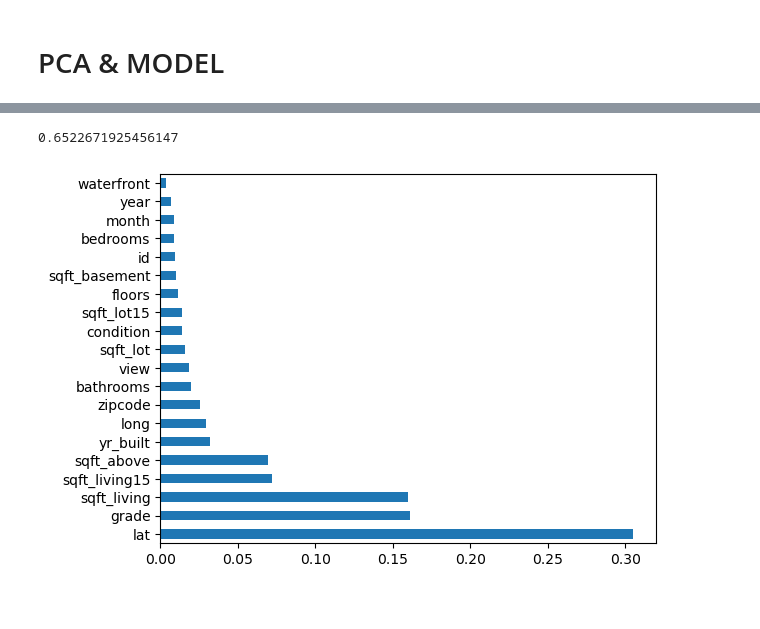
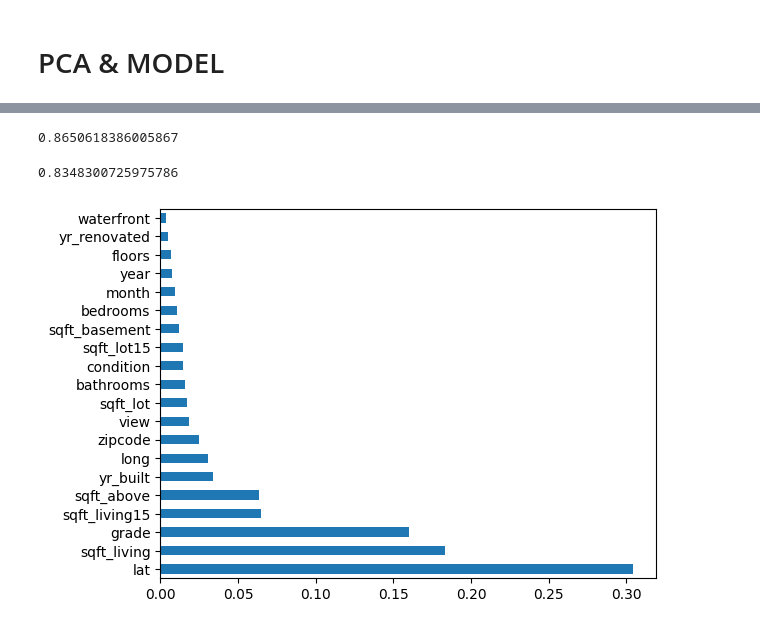
Before and after one commit to mirzhachrn/JaGidCad, a Jupyter notebook: Prediksi harga rumah/Code/newPrediksi.ipynb, the cells around one changed output, grey strips where cells are left out. Drawn from its saved outputs; the diff is of its cells as text; code cells hidden in the pictures.

```diff
--- a/Prediksi harga rumah/Code/newPrediksi.ipynb
+++ b/Prediksi harga rumah/Code/newPrediksi.ipynb
@@ -170,8 +174,8 @@ sns.histplot(df['price'])
 ## Split numerical data and ordinal data
 # %%
 # Inisiasi permisahan
-numerical_data = df[['bedrooms', 'sqft_living', 'sqft_lot', 'floors', 'sqft_above', 'sqft_basement', 'yr_built','sqft_living15','sqft_lot15','month','year']]
-ordinal_data = df[['bathrooms','view','condition', 'grade', 'sqft_basement', 'yr_renovated','waterfront']]
+numerical_data = df[['bedrooms', 'bathrooms', 'sqft_living', 'sqft_lot', 'floors', 'sqft_above', 'yr_built','sqft_living15','sqft_lot15','month','year']]
+ordinal_data = df[['view','condition', 'grade', 'sqft_basement', 'yr_renovated','waterfront']]
 geospatial_data = df[['lat', 'long','zipcode']] #Consider this as numerical data
 
 # waterfront dijadikan ordinal dengan asumsi karena hanya 2 data. 0 = tidak ada waterfront, 1 = ada waterfront
@@ -205,0 +199,12 @@ data_scaled.head()
+# %%
+# dengan geo data
+data = pd.concat([numerical_data, ordinal_data, geospatial_data, label], axis=1)
+data.head()
+
+from sklearn.preprocessing import StandardScaler
+
+scaler = StandardScaler()
+data_scaled = scaler.fit_transform(data)
+
+data_scaled = pd.DataFrame(data_scaled, columns=data.columns)
+data_scaled.head()
@@ -320,7 +302,7 @@ R2: 0.6649609912519165
 # %%
 from sklearn.decomposition import PCA
 
-pca = PCA(n_components=16, random_state=0)
+pca = PCA(n_components=6, random_state=0)
 pca.fit(data_scaled)
 pca_data = pca.transform(data_scaled)
 pca_data.shape
@@ -353,7 +325,7 @@ from sklearn.model_selection import train_test_split
 from sklearn.metrics import r2_score
 
 X = data_scaled.drop('price', axis=1)
-y = label
+y = data_scaled['price']
 
 X_train, X_test, y_train, y_test = train_test_split(X, y, test_size=0.2, random_state=0)
 
@@ -365,4 +337,4 @@ y_pred = model.predict(X_test)
 r2 = r2_score(y_test, y_pred)
 print(r2)
 # %% [output]
-0.6522671925456147
+0.8650618386005867
@@ -376,11 +341,31 @@ y_var = df['price']
+# %%
+# random forest but with pca data
+
+X = pca_data
+y = data_scaled['price']
+
+X_train, X_test, y_train, y_test = train_test_split(X, y, test_size=0.2, random_state=0)
+
+model = RandomForestRegressor()
+model.fit(X_train, y_train)
+
+y_pred = model.predict(X_test)
+
+r2 = r2_score(y_test, y_pred)
+print(r2)
+# %% [output]
+0.8348300725975786
+# %%
+X_var = data_scaled.drop(labels=['price'], axis=1)
+y_var = data_scaled['price']
 # %%
 from sklearn.ensemble import ExtraTreesRegressor
 import matplotlib.pyplot as plt
 model = ExtraTreesRegressor()
 model.fit(X_var,y_var)
 
 feat_importances = pd.Series(model.feature_importances_, index = X_var.columns)
-feat_importances.nlargest(20).plot(kind='barh')
+feat_importances.nlargest(22).plot(kind='barh')
 plt.show()
 # %% [output]
-[figure, old version]
+[figure, new version]
```
Also changed, not shown: parts of 19 cells of this notebook, 1 other file.
